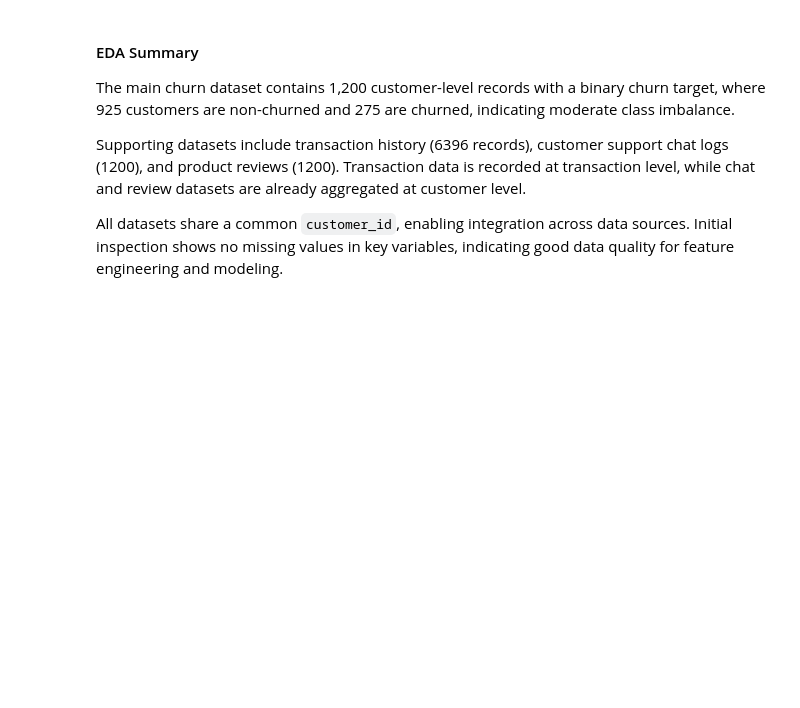
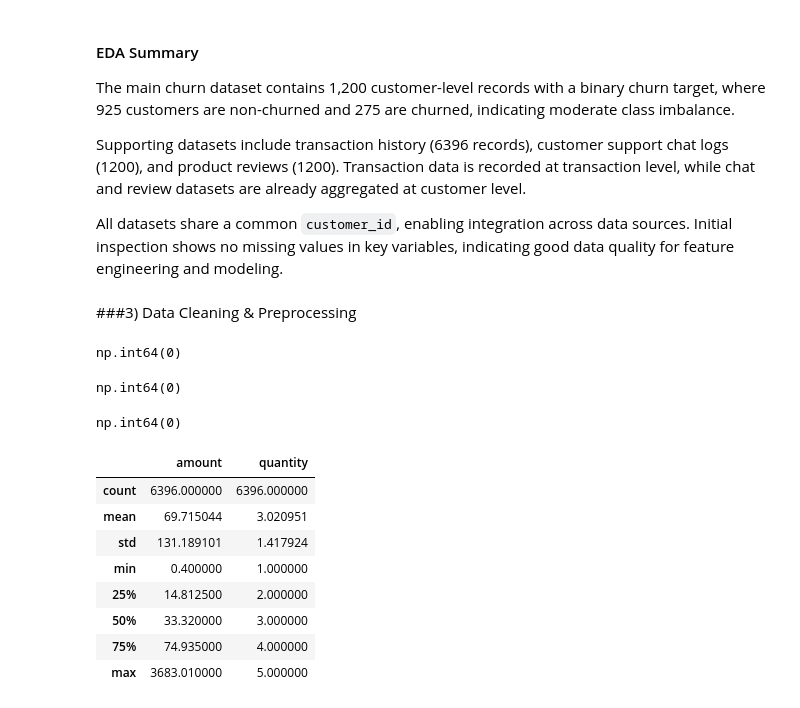
Before and after one commit to muinul-official/Data-Mining-G13, a Jupyter notebook: EDA_&_Feature_Engineering.ipynb, the cells around one changed output. Drawn from its saved outputs; the diff is of its cells as text; code cells hidden in the pictures; blank space fills up the shorter version.

Commit message:
Data cleaning and preprocessing completed

```diff
--- a/EDA_&_Feature_Engineering.ipynb
+++ b/EDA_&_Feature_Engineering.ipynb
@@ -126,3 +126,33 @@ The main churn dataset contains 1,200 customer-level records with a binary churn
 Supporting datasets include transaction history (6396 records), customer support chat logs (1200), and product reviews (1200). Transaction data is recorded at transaction level, while chat and review datasets are already aggregated at customer level.
 
 All datasets share a common `customer_id`, enabling integration across data sources. Initial inspection shows no missing values in key variables, indicating good data quality for feature engineering and modeling.
+# %% [markdown]
+###3) Data Cleaning & Preprocessing
+# %%
+# correcting data types
+transactions['amount'] = pd.to_numeric(transactions['amount'], errors='coerce')
+# %%
+# check duplicate
+transactions.duplicated().sum()
+# %% [output]
+np.int64(0)
+# %%
+chats.duplicated().sum()
+# %% [output]
+np.int64(0)
+# %%
+reviews.duplicated().sum()
+# %% [output]
+np.int64(0)
+# %%
+transactions.describe()
+# %% [output]
+|  | amount | quantity |
+| count | 6396.000000 | 6396.000000 |
+| mean | 69.715044 | 3.020951 |
+| std | 131.189101 | 1.417924 |
+| min | 0.400000 | 1.000000 |
+| 25% | 14.812500 | 2.000000 |
+| 50% | 33.320000 | 3.000000 |
+| 75% | 74.935000 | 4.000000 |
+| max | 3683.010000 | 5.000000 |
```
Also changed, not shown: parts of 4 cells of this notebook.
